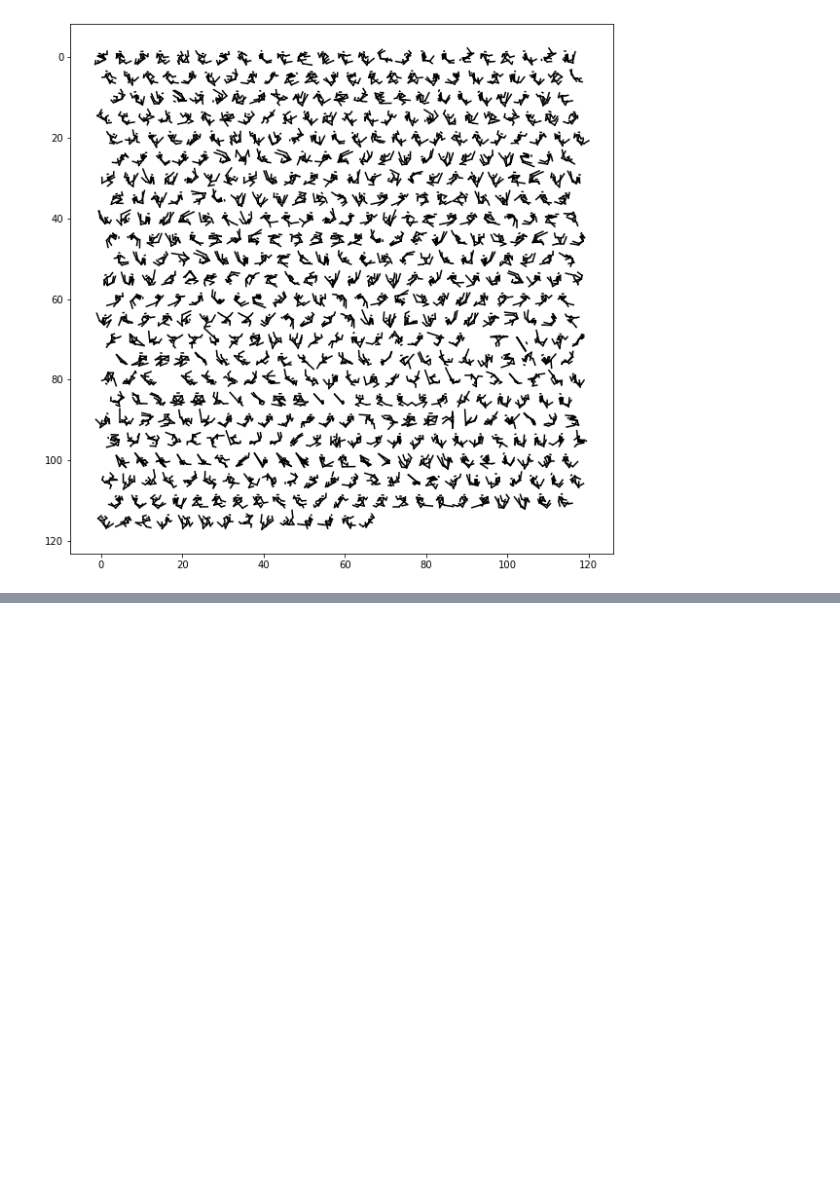
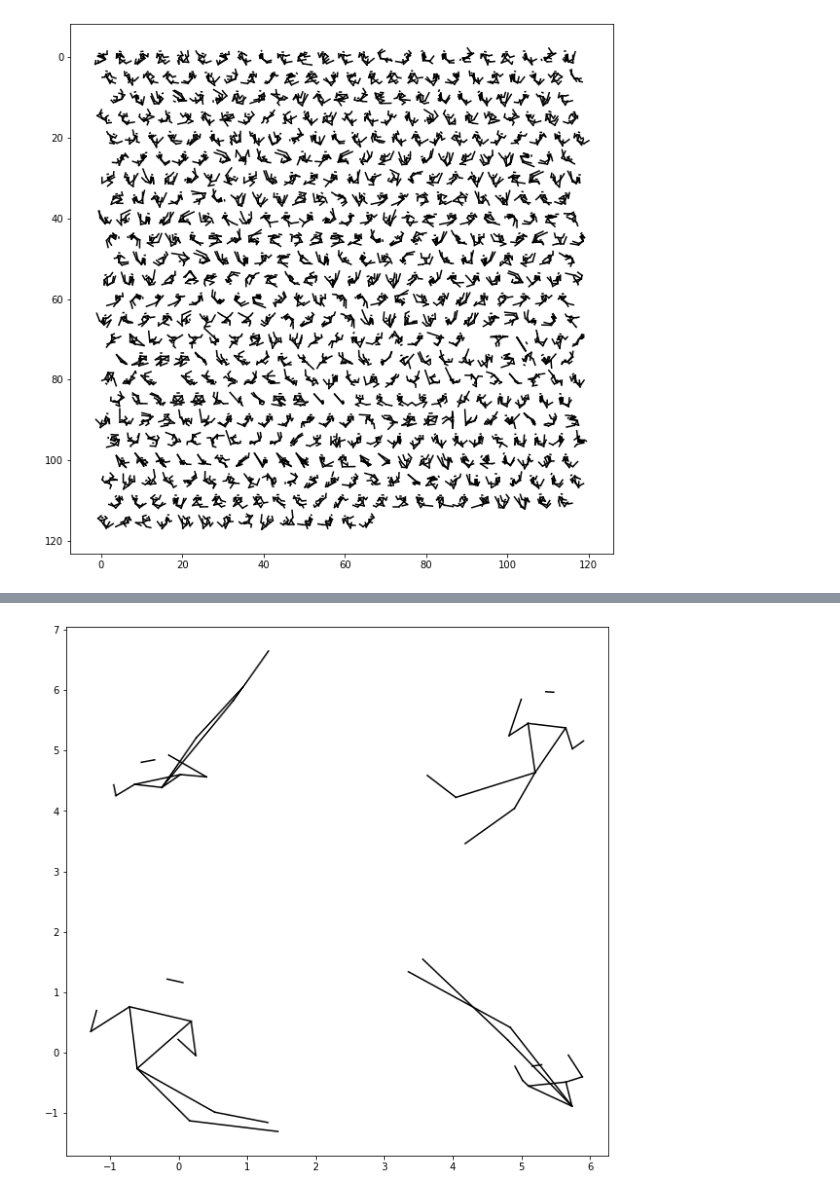
Before and after one commit to floffy-f/NSLO_DH412, a Jupyter notebook: Apsara_temporal.ipynb, the cells around one changed output, grey strips where cells are left out. Cells and saved outputs as stored; diff of their text form; code cells hidden in the pictures; blank space fills up the shorter version.

```diff
--- a/Apsara_temporal.ipynb
+++ b/Apsara_temporal.ipynb
@@ -216,0 +241,8 @@ for name, group in grouped:
+# %%
+#xiwei dynasty:
+data = file_dynasty(preprocess_df(df))
+km = prepare_kmeans_df(data.groupby('dynasty').get_group('xiwei')[ARTIC_NAMES], 4)
+centers = km.cluster_centers_
+plot_all(centers.reshape(centers.shape[0], -1, 2), line_length=2)
+# %% [output]
+[figure, added]
```
Also changed, not shown: parts of 11 cells of this notebook.
